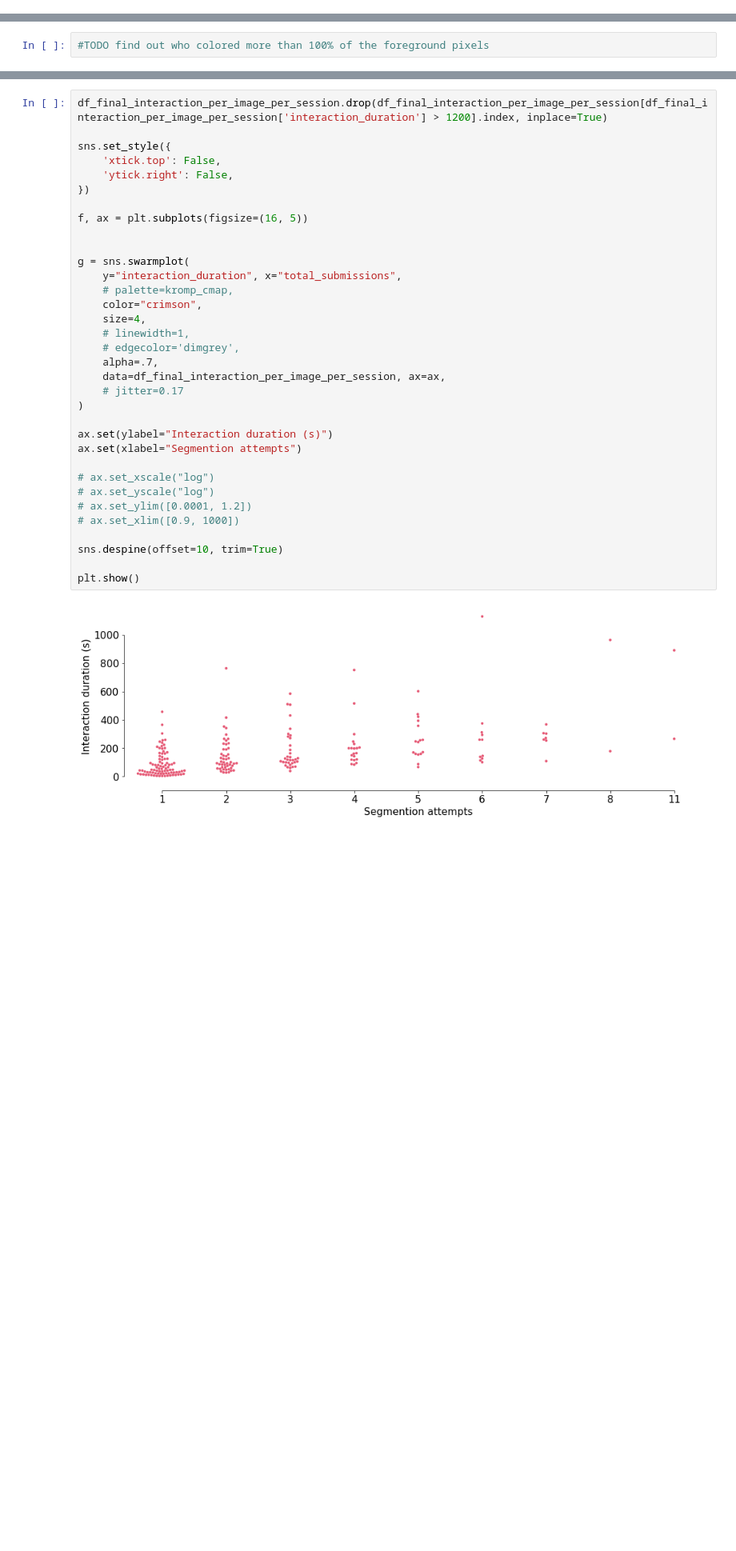
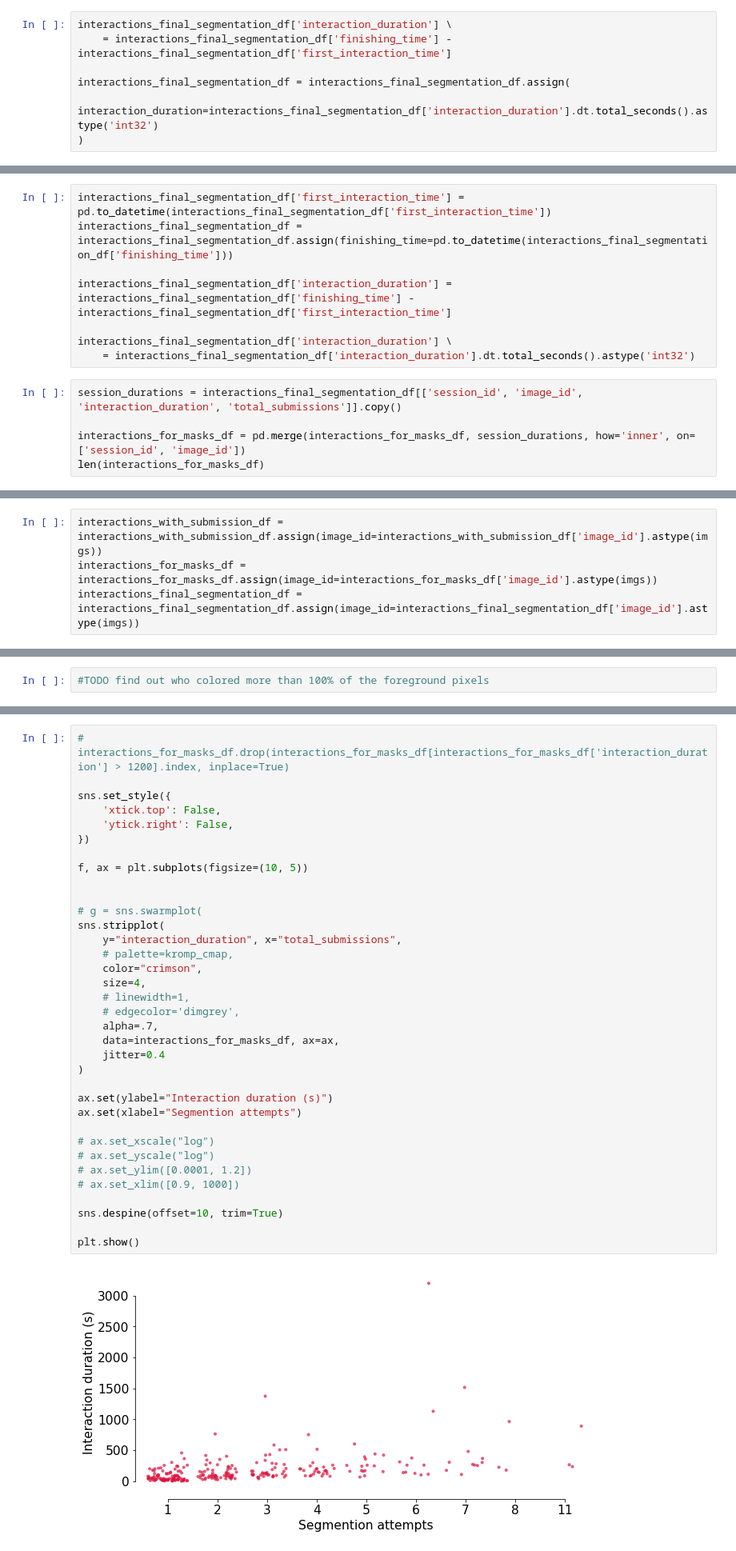
Before and after one commit to soupwaylee/masters-thesis-grabcut-cp-evaluation, a Jupyter notebook: interaction_eval.ipynb, the cells around one changed output, grey strips where cells are left out. Shown at 80% size. Drawn from its saved outputs; the diff is of its cells as text; blank space fills up the shorter version.

```diff
--- a/interaction_eval.ipynb
+++ b/interaction_eval.ipynb
@@ -147,0 +204,7 @@ del df_final_interaction_per_image_per_session['interactionrecord_id']
+# %%
+interactions_final_segmentation_df['interaction_duration'] \
+    = interactions_final_segmentation_df['finishing_time'] - interactions_final_segmentation_df['first_interaction_time']
+
+interactions_final_segmentation_df = interactions_final_segmentation_df.assign(
+    interaction_duration=interactions_final_segmentation_df['interaction_duration'].dt.total_seconds().astype('int32')
+)
@@ -147,0 +230,13 @@ del df_final_interaction_per_image_per_session['interactionrecord_id']
+# %%
+interactions_final_segmentation_df['first_interaction_time'] = pd.to_datetime(interactions_final_segmentation_df['first_interaction_time'])
+interactions_final_segmentation_df = interactions_final_segmentation_df.assign(finishing_time=pd.to_datetime(interactions_final_segmentation_df['finishing_time']))
+
+interactions_final_segmentation_df['interaction_duration'] = interactions_final_segmentation_df['finishing_time'] - interactions_final_segmentation_df['first_interaction_time']
+
+interactions_final_segmentation_df['interaction_duration'] \
+    = interactions_final_segmentation_df['interaction_duration'].dt.total_seconds().astype('int32')
+# %%
+session_durations = interactions_final_segmentation_df[['session_id', 'image_id', 'interaction_duration', 'total_submissions']].copy()
+
+interactions_for_masks_df = pd.merge(interactions_for_masks_df, session_durations, how='inner', on=['session_id', 'image_id'])
+len(interactions_for_masks_df)
@@ -147,0 +245,4 @@ del df_final_interaction_per_image_per_session['interactionrecord_id']
+# %%
+interactions_with_submission_df = interactions_with_submission_df.assign(image_id=interactions_with_submission_df['image_id'].astype(imgs))
+interactions_for_masks_df = interactions_for_masks_df.assign(image_id=interactions_for_masks_df['image_id'].astype(imgs))
+interactions_final_segmentation_df = interactions_final_segmentation_df.assign(image_id=interactions_final_segmentation_df['image_id'].astype(imgs))
@@ -754,37 +896,38 @@ plt.show()
 # %%
-df_final_interaction_per_image_per_session.drop(df_final_interaction_per_image_per_session[df_final_interaction_per_image_per_session['interaction_duration'] > 1200].index, inplace=True)
+# interactions_for_masks_df.drop(interactions_for_masks_df[interactions_for_masks_df['interaction_duration'] > 1200].index, inplace=True)
 
 sns.set_style({
     'xtick.top': False,
     'ytick.right': False,
 })
 
-f, ax = plt.subplots(figsize=(16, 5))
+f, ax = plt.subplots(figsize=(10, 5))
 
 
-g = sns.swarmplot(
+# g = sns.swarmplot(
+sns.stripplot(
     y="interaction_duration", x="total_submissions",
     # palette=kromp_cmap,
     color="crimson",
     size=4,
     # linewidth=1,
     # edgecolor='dimgrey',
     alpha=.7,
-    data=df_final_interaction_per_image_per_session, ax=ax,
-    # jitter=0.17
+    data=interactions_for_masks_df, ax=ax,
+    jitter=0.4
 )
 
 ax.set(ylabel="Interaction duration (s)")
 ax.set(xlabel="Segmention attempts")
 
 # ax.set_xscale("log")
 # ax.set_yscale("log")
 # ax.set_ylim([0.0001, 1.2])
 # ax.set_xlim([0.9, 1000])
 
 sns.despine(offset=10, trim=True)
 
 plt.show()
 # %% [output]
-[figure, old version]
+[figure, new version]
 # %%
```
Also changed, not shown: parts of 37 cells of this notebook.
